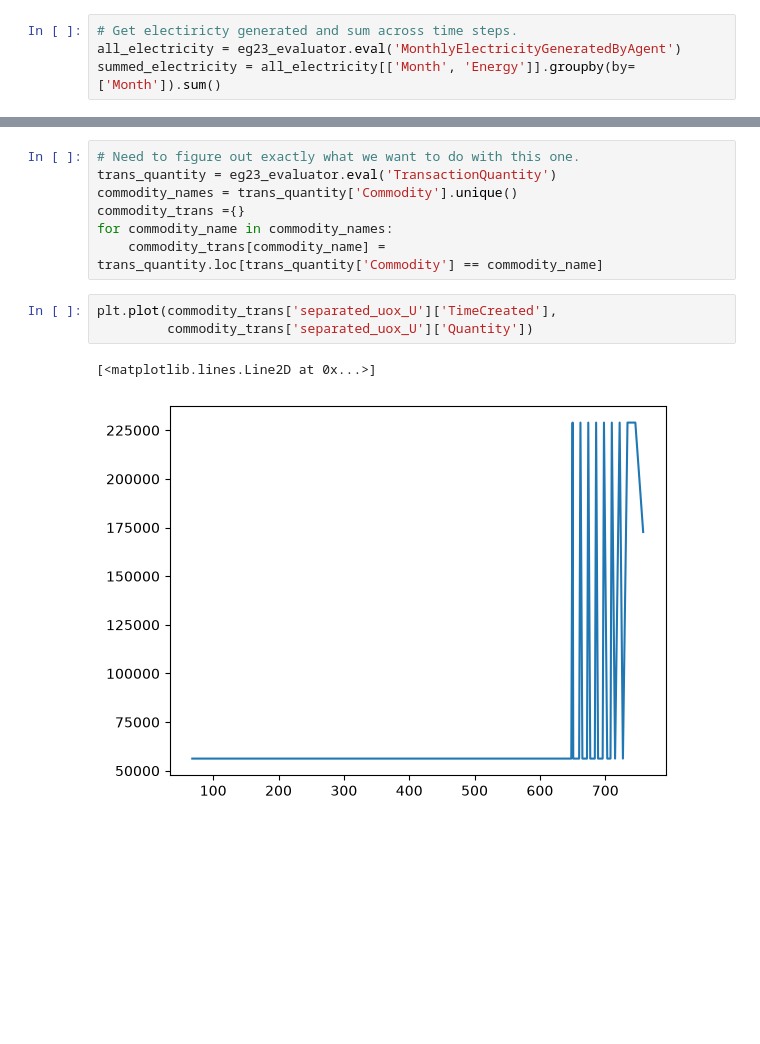
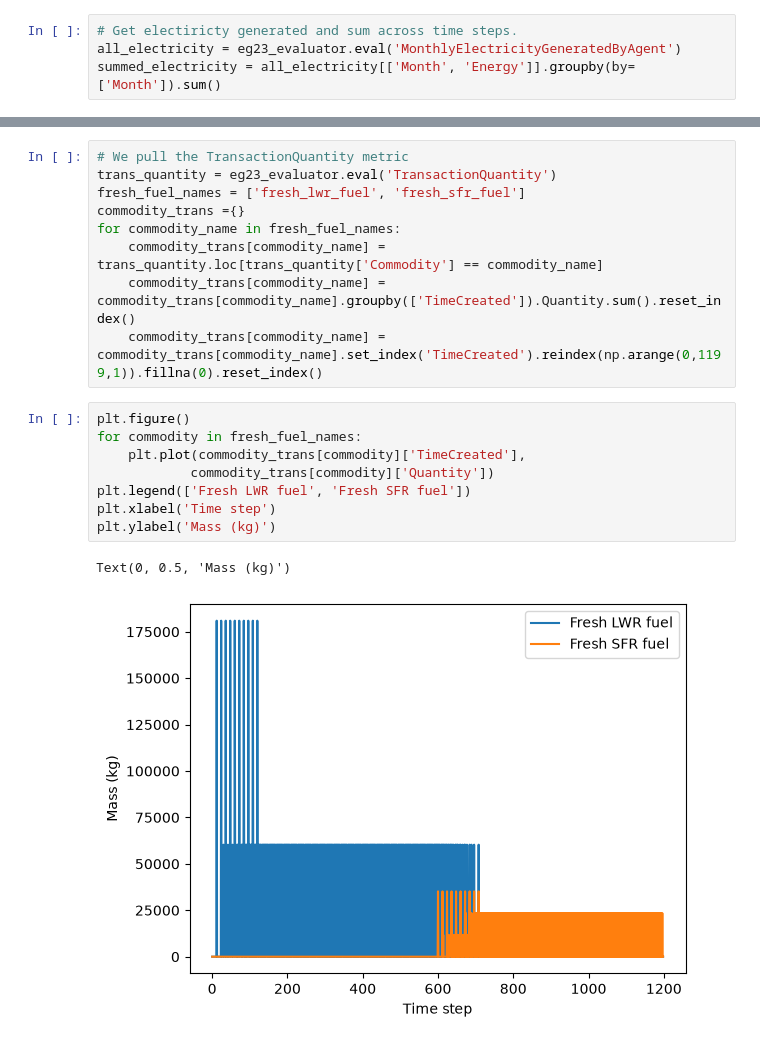
Before and after one commit to abachma2/Workshop-Codespace, a Jupyter notebook: examples/eg01-eg23.ipynb, the cells around one changed output, grey strips where cells are left out. Saved outputs shown, nothing was run; the diff lists cells and outputs as text; blank space fills up the shorter version.

```diff
--- a/examples/eg01-eg23.ipynb
+++ b/examples/eg01-eg23.ipynb
@@ -123,13 +132,20 @@ of a commodity in each transaction.
 # %%
-# Need to figure out exactly what we want to do with this one.
+# We pull the TransactionQuantity metric
 trans_quantity = eg23_evaluator.eval('TransactionQuantity')
-commodity_names = trans_quantity['Commodity'].unique()
+fresh_fuel_names = ['fresh_lwr_fuel', 'fresh_sfr_fuel']
 commodity_trans ={}
-for commodity_name in commodity_names:
+for commodity_name in fresh_fuel_names:
     commodity_trans[commodity_name] = trans_quantity.loc[trans_quantity['Commodity'] == commodity_name]
+    commodity_trans[commodity_name] = commodity_trans[commodity_name].groupby(['TimeCreated']).Quantity.sum().reset_index()
+    commodity_trans[commodity_name] = commodity_trans[commodity_name].set_index('TimeCreated').reindex(np.arange(0,1199,1)).fillna(0).reset_index()
 # %%
-plt.plot(commodity_trans['separated_uox_U']['TimeCreated'],
-         commodity_trans['separated_uox_U']['Quantity'])
+plt.figure()
+for commodity in fresh_fuel_names:
+    plt.plot(commodity_trans[commodity]['TimeCreated'],
+            commodity_trans[commodity]['Quantity'])
+plt.legend(['Fresh LWR fuel', 'Fresh SFR fuel'])
+plt.xlabel('Time step')
+plt.ylabel('Mass (kg)')
 # %% [output]
-[<matplotlib.lines.Line2D at 0x...>]
+Text(0, 0.5, 'Mass (kg)')
-[figure, old version]
+[figure, new version]
```
Also changed, not shown: parts of 5 cells of this notebook.
